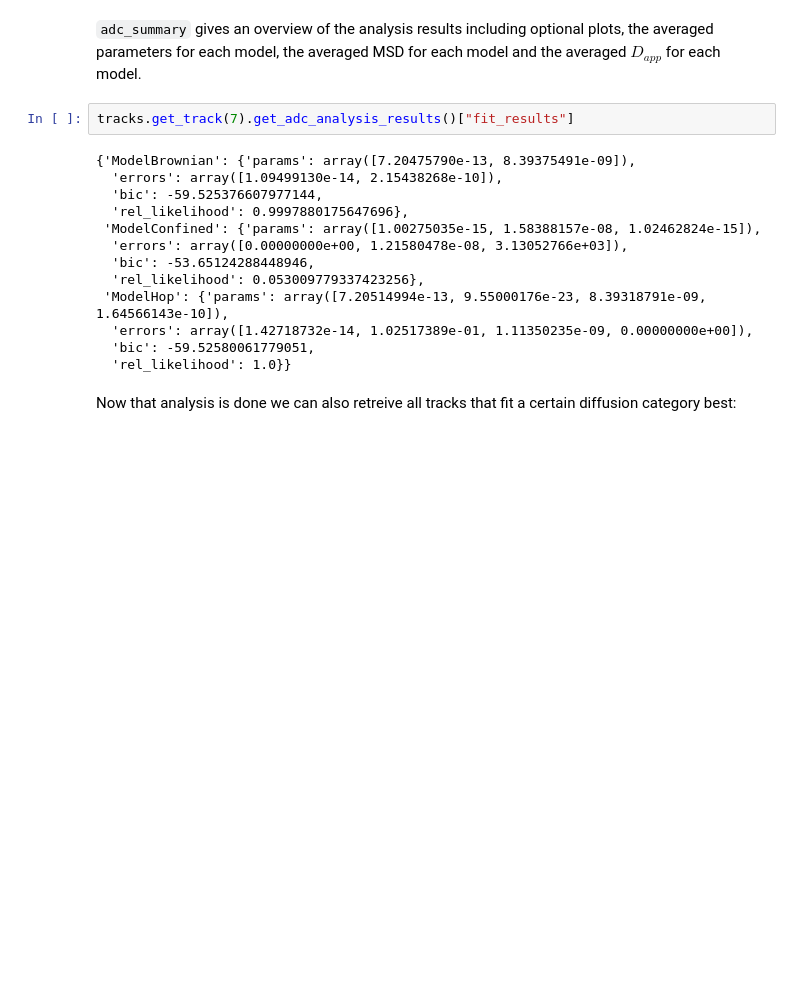
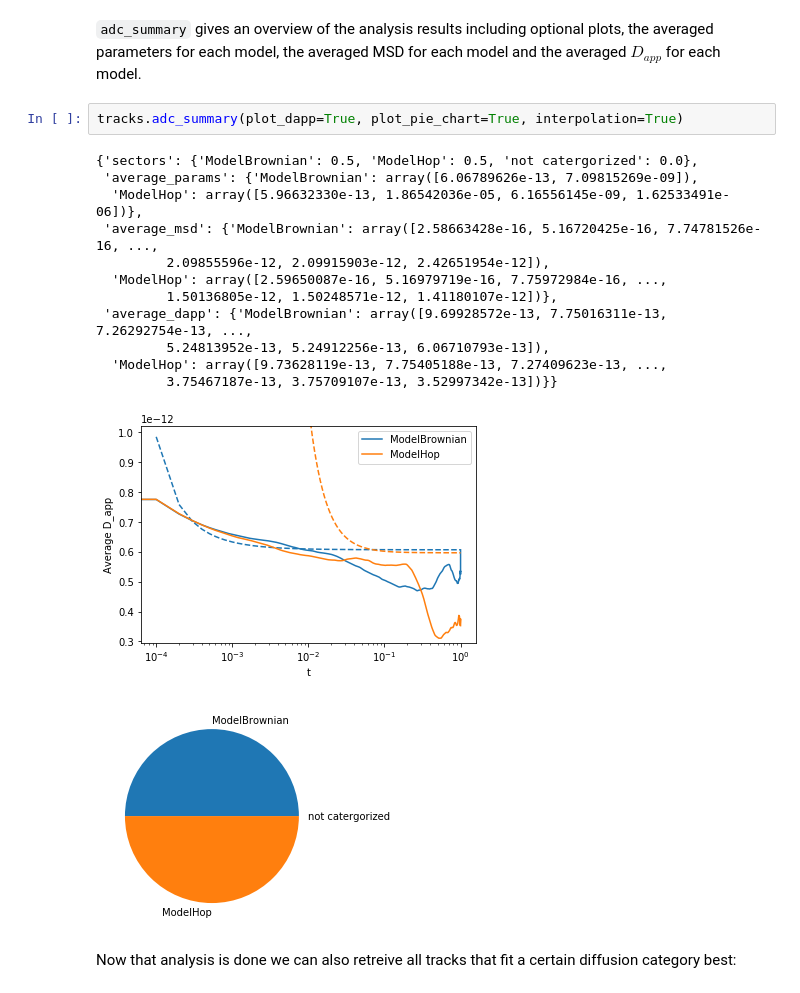
Before and after one commit to Eggeling-Lab-Microscope-Software/TRAIT2D, a Jupyter notebook: notebooks/iSCAT_analysis_new_demo.ipynb, the cells around one changed output. Saved outputs shown, nothing was run; the diff lists cells and outputs as text; blank space fills up the shorter version.

```diff
--- a/notebooks/iSCAT_analysis_new_demo.ipynb
+++ b/notebooks/iSCAT_analysis_new_demo.ipynb
@@ -138,21 +138,22 @@ tracks.adc_analysis(fit_max_time=50e-3, enable_log_sampling=True)
 []
 # %% [markdown]
 `adc_summary` gives an overview of the analysis results including optional plots, the averaged parameters for each model, the averaged MSD for each model and the averaged $D_{app}$ for each model.
-# %%
-tracks.get_track(7).get_adc_analysis_results()["fit_results"]
-# %% [output]
-{'ModelBrownian': {'params': array([7.20475790e-13, 8.39375491e-09]),
-  'errors': array([1.09499130e-14, 2.15438268e-10]),
-  'bic': -59.525376607977144,
-  'rel_likelihood': 0.9997880175647696},
- 'ModelConfined': {'params': array([1.00275035e-15, 1.58388157e-08, 1.02462824e-15]),
-  'errors': array([0.00000000e+00, 1.21580478e-08, 3.13052766e+03]),
-  'bic': -53.65124288448946,
-  'rel_likelihood': 0.053009779337423256},
- 'ModelHop': {'params': array([7.20514994e-13, 9.55000176e-23, 8.39318791e-09, 1.64566143e-10]),
-  'errors': array([1.42718732e-14, 1.02517389e-01, 1.11350235e-09, 0.00000000e+00]),
-  'bic': -59.52580061779051,
-  'rel_likelihood': 1.0}}
+# %%
+tracks.adc_summary(plot_dapp=True, plot_pie_chart=True, interpolation=True)
+# %% [output]
+{'sectors': {'ModelBrownian': 0.5, 'ModelHop': 0.5, 'not catergorized': 0.0},
+ 'average_params': {'ModelBrownian': array([6.06789626e-13, 7.09815269e-09]),
+  'ModelHop': array([5.96632330e-13, 1.86542036e-05, 6.16556145e-09, 1.62533491e-06])},
+ 'average_msd': {'ModelBrownian': array([2.58663428e-16, 5.16720425e-16, 7.74781526e-16, ...,
+         2.09855596e-12, 2.09915903e-12, 2.42651954e-12]),
+  'ModelHop': array([2.59650087e-16, 5.16979719e-16, 7.75972984e-16, ...,
+         1.50136805e-12, 1.50248571e-12, 1.41180107e-12])},
+ 'average_dapp': {'ModelBrownian': array([9.69928572e-13, 7.75016311e-13, 7.26292754e-13, ...,
+         5.24813952e-13, 5.24912256e-13, 6.06710793e-13]),
+  'ModelHop': array([9.73628119e-13, 7.75405188e-13, 7.27409623e-13, ...,
+         3.75467187e-13, 3.75709107e-13, 3.52997342e-13])}}
+[figure, added]
+[figure, added]
 # %% [markdown]
 Now that analysis is done we can also retreive all tracks that fit a certain diffusion category best:
 # %%
```
